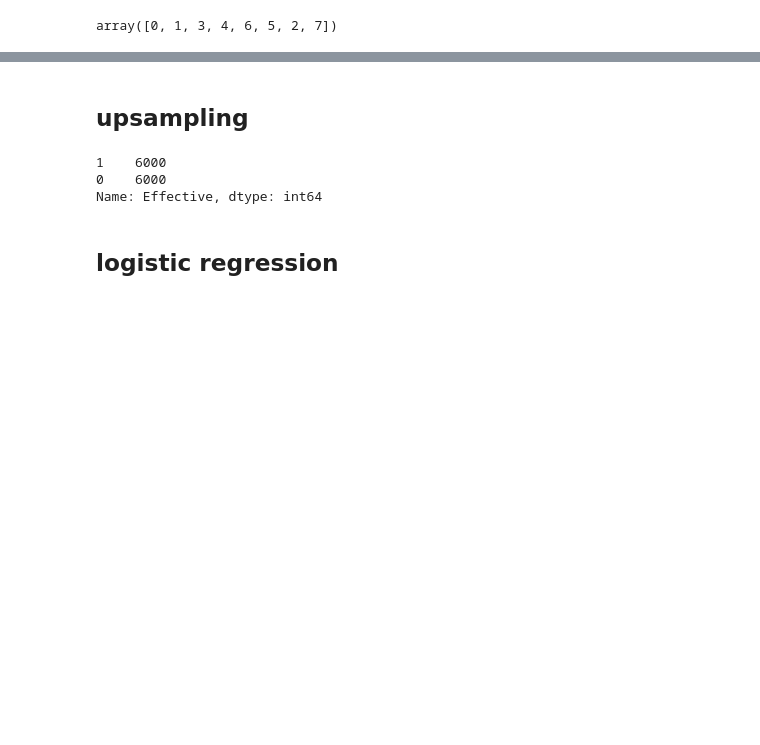
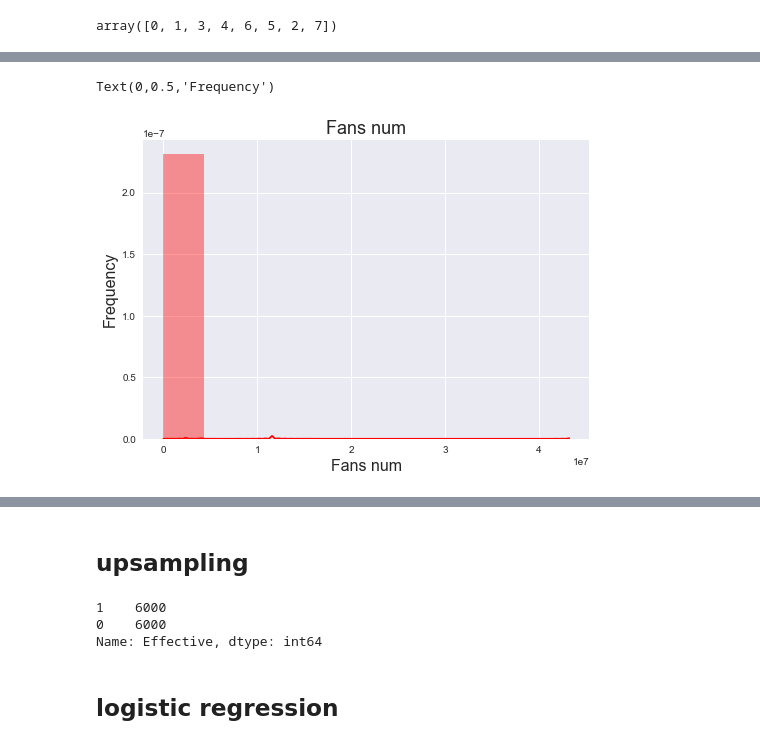
Before and after one commit to ke11ysun/Weibo-Spam-Accounts, a Jupyter notebook: TMD model-simple.ipynb, the cells around one changed output, grey strips where cells are left out. Cells and saved outputs as stored; diff of their text form; code cells hidden in the pictures; blank space fills up the shorter version.

```diff
--- a/TMD model-simple.ipynb
+++ b/TMD model-simple.ipynb
@@ -119,0 +120,8 @@ for p, label in zip(ax.patches, vip_lv_count['counts']):
+# %%
+sns.distplot(data['fans_num'], kde=True, color='red', bins=10)
+plt.title('Fans num', fontsize=18)
+plt.xlabel('Fans num', fontsize=16)
+plt.ylabel('Frequency', fontsize=16)
+# %% [output]
+Text(0,0.5,'Frequency')
+[figure, added]
```
Also changed, not shown: parts of 10 cells of this notebook.
